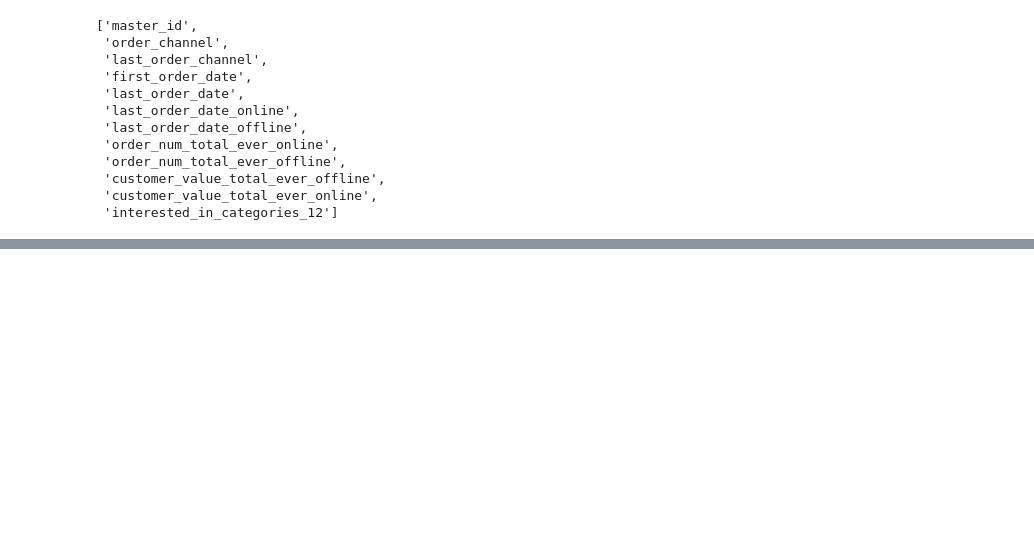
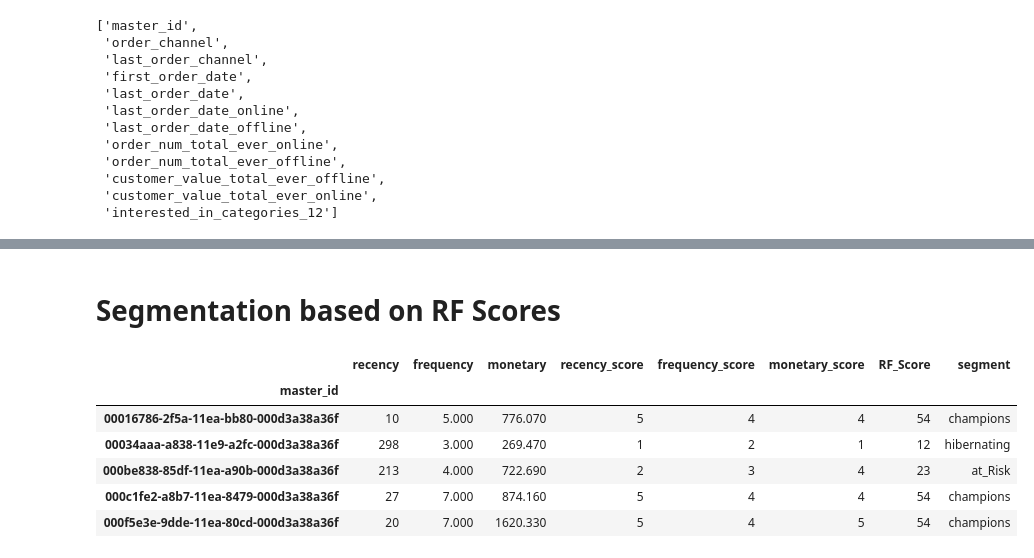
Before and after one commit to yurtcanmustafa/RFM_Customer_Segmentation, a Jupyter notebook: RFM_Customer_Segmentation.ipynb, the cells around one changed output, grey strips where cells are left out. Cells and saved outputs as stored; diff of their text form; code cells hidden in the pictures; blank space fills up the shorter version.

```diff
--- a/RFM_Customer_Segmentation.ipynb
+++ b/RFM_Customer_Segmentation.ipynb
@@ -80,0 +267,5 @@ list(df.columns)
+# %%
+# Without scaling these numbers do not give insights about the customers. We must scale them
+# so that even the outliers will become interpretable.
+rfm.columns=["recency","frequency","monetary"]
+rfm.head()
@@ -80,0 +315,2 @@ list(df.columns)
+# %% [markdown]
+# Segmentation based on RF Scores
@@ -80,0 +331,12 @@ list(df.columns)
+# %%
+# Creating a new variable called segment and placing customers into segments they belong to
+rfm["segment"] = rfm["RF_Score"].replace(seg_map, regex=True)
+rfm.head(5)
+# %% [output]
+|  | recency | frequency | monetary | recency_score | frequency_score | monetary_score | RF_Score | segment |
+| master_id |  |  |  |  |  |  |  |  |
+| 00016786-2f5a-11ea-bb80-000d3a38a36f | 10 | 5.000 | 776.070 | 5 | 4 | 4 | 54 | champions |
+| 00034aaa-a838-11e9-a2fc-000d3a38a36f | 298 | 3.000 | 269.470 | 1 | 2 | 1 | 12 | hibernating |
+| 000be838-85df-11ea-a90b-000d3a38a36f | 213 | 4.000 | 722.690 | 2 | 3 | 4 | 23 | at_Risk |
+| 000c1fe2-a8b7-11ea-8479-000d3a38a36f | 27 | 7.000 | 874.160 | 5 | 4 | 4 | 54 | champions |
+| 000f5e3e-9dde-11ea-80cd-000d3a38a36f | 20 | 7.000 | 1620.330 | 5 | 4 | 5 | 54 | champions |
```
Also changed, not shown: parts of 31 cells of this notebook.
